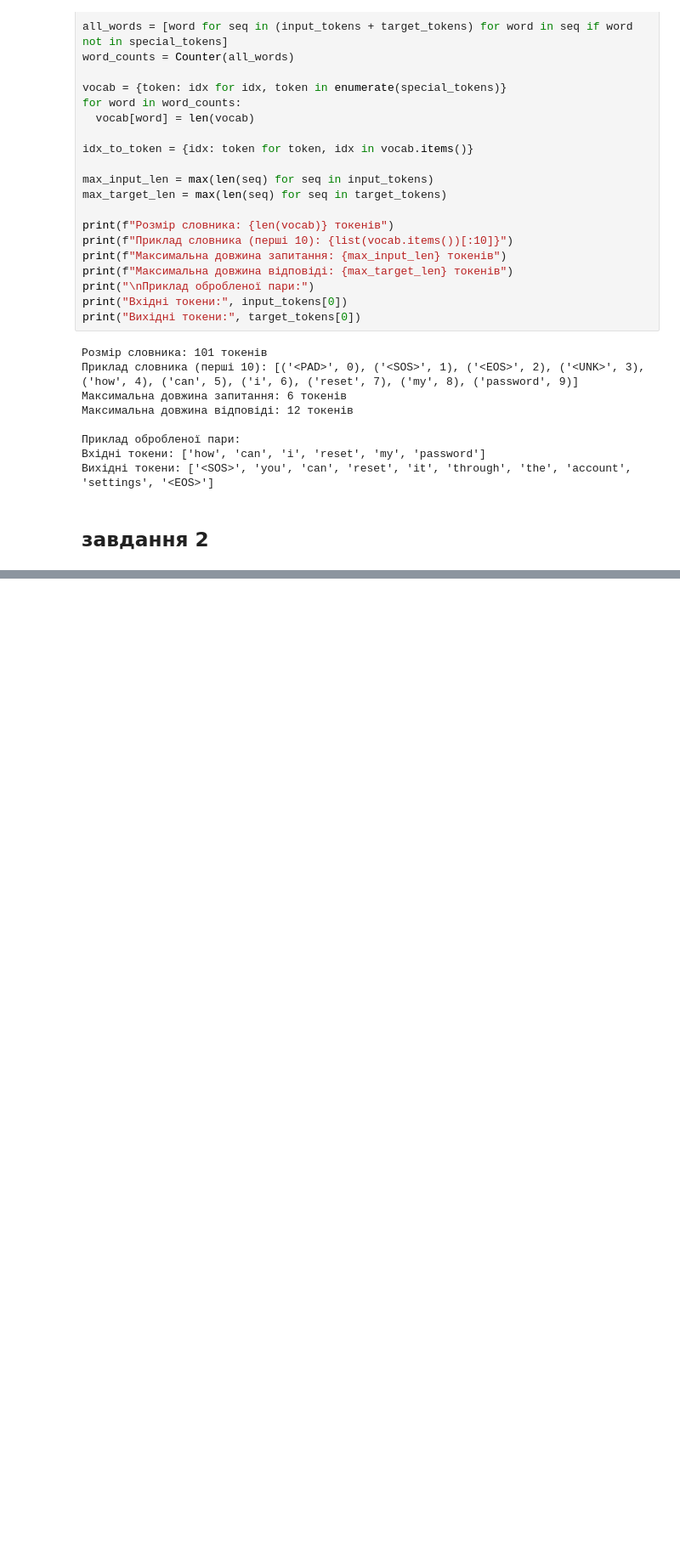
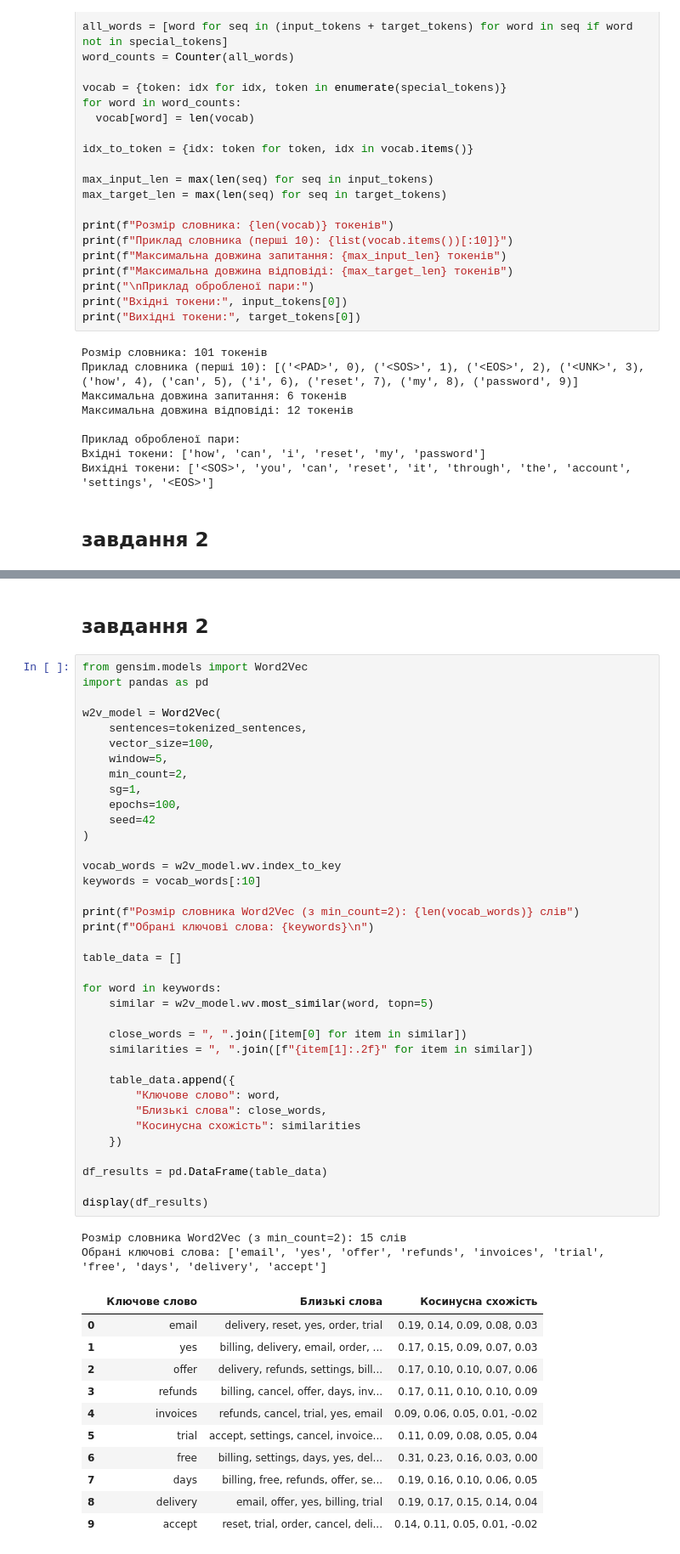
Before and after one commit to vladzz1/practik_w, a Jupyter notebook: practik_w14/Homework2.ipynb, the cells around one changed output, grey strips where cells are left out. Shown at 85% size. Cells and saved outputs as stored; diff of their text form; blank space fills up the shorter version.

```diff
--- a/practik_w14/Homework2.ipynb
+++ b/practik_w14/Homework2.ipynb
@@ -143,0 +351,53 @@ for epoch in range(1, epochs + 1):
+# %% [markdown]
+## завдання 2
+# %%
+from gensim.models import Word2Vec
+import pandas as pd
+
+w2v_model = Word2Vec(
+    sentences=tokenized_sentences,
+    vector_size=100,
+    window=5,
+    min_count=2,
+    sg=1,
+    epochs=100,
+    seed=42
+)
+
+vocab_words = w2v_model.wv.index_to_key
+keywords = vocab_words[:10]
+
+print(f"Розмір словника Word2Vec (з min_count=2): {len(vocab_words)} слів")
+print(f"Обрані ключові слова: {keywords}\n")
+
+table_data = []
+
+for word in keywords:
+    similar = w2v_model.wv.most_similar(word, topn=5)
+
+    close_words = ", ".join([item[0] for item in similar])
+    similarities = ", ".join([f"{item[1]:.2f}" for item in similar])
+
+    table_data.append({
+        "Ключове слово": word,
+        "Близькі слова": close_words,
+        "Косинусна схожість": similarities
+    })
+
+df_results = pd.DataFrame(table_data)
+
+display(df_results)
+# %% [output]
+Розмір словника Word2Vec (з min_count=2): 15 слів
+Обрані ключові слова: ['email', 'yes', 'offer', 'refunds', 'invoices', 'trial', 'free', 'days', 'delivery', 'accept']
+|  | Ключове слово | Близькі слова | Косинусна схожість |
+| 0 | email | delivery, reset, yes, order, trial | 0.19, 0.14, 0.09, 0.08, 0.03 |
+| 1 | yes | billing, delivery, email, order, ... | 0.17, 0.15, 0.09, 0.07, 0.03 |
+| 2 | offer | delivery, refunds, settings, bill... | 0.17, 0.10, 0.10, 0.07, 0.06 |
+| 3 | refunds | billing, cancel, offer, days, inv... | 0.17, 0.11, 0.10, 0.10, 0.09 |
+| 4 | invoices | refunds, cancel, trial, yes, email | 0.09, 0.06, 0.05, 0.01, -0.02 |
+| 5 | trial | accept, settings, cancel, invoice... | 0.11, 0.09, 0.08, 0.05, 0.04 |
+| 6 | free | billing, settings, days, yes, del... | 0.31, 0.23, 0.16, 0.03, 0.00 |
+| 7 | days | billing, free, refunds, offer, se... | 0.19, 0.16, 0.10, 0.06, 0.05 |
+| 8 | delivery | email, offer, yes, billing, trial | 0.19, 0.17, 0.15, 0.14, 0.04 |
+| 9 | accept | reset, trial, order, cancel, deli... | 0.14, 0.11, 0.05, 0.01, -0.02 |
```
Also changed, not shown: parts of 12 cells of this notebook.
